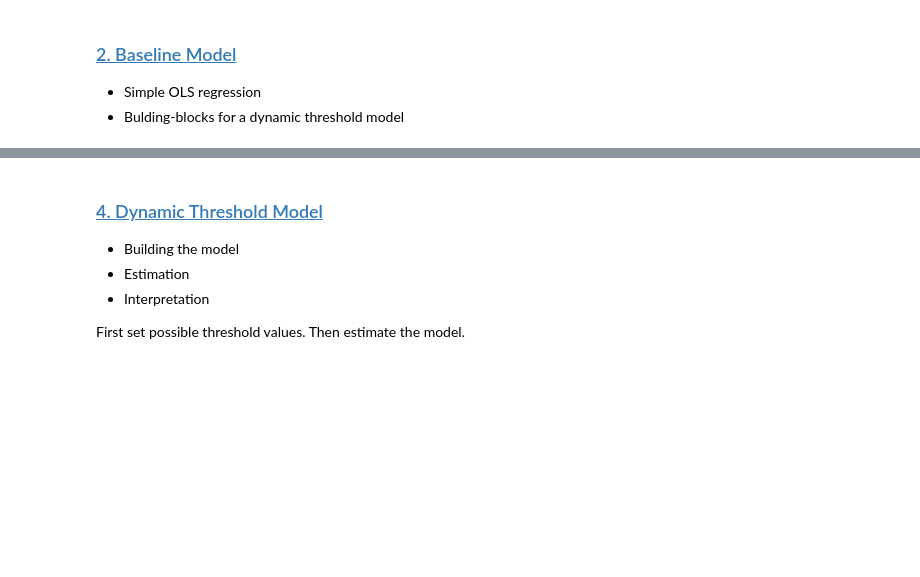
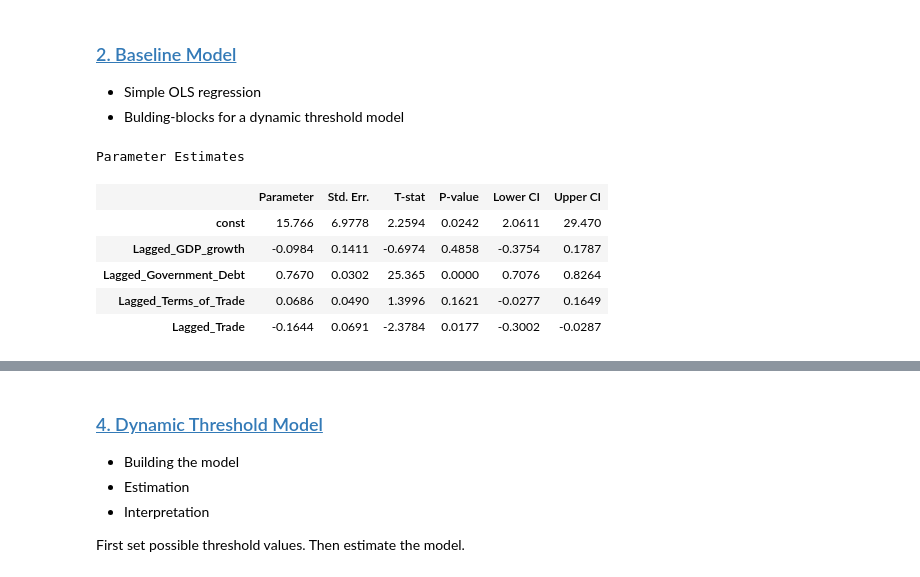
Before and after one commit to NumEconCopenhagen/Debt-and-Growth-New-Evidence-for-Low--and-Middle-Income-African-Countries, a Jupyter notebook: Valdemar.ipynb, the cells around one changed output, grey strips where cells are left out. Saved outputs shown, nothing was run; the diff lists cells and outputs as text; code cells hidden in the pictures; blank space fills up the shorter version.

```diff
--- a/Valdemar.ipynb
+++ b/Valdemar.ipynb
@@ -192,2 +174,45 @@ else:
+# %%
+from linearmodels.panel import PanelOLS
+import numpy as np
+import statsmodels.api as sm
+
+# Since we are going to use lagged values, we need to set the dataframe to have a multi-index of Country and Year
+data = data.set_index(['Country Name', 'Year'])
+
+# Convert all data columns to numeric, errors='coerce' will set non-convertible values to NaN
+data = data.apply(pd.to_numeric, errors='coerce')
+
+# Sort the index to ensure that lagged values are computed correctly
+data = data.sort_index()
+
+# Lagged variables as potential instruments
+data['Lagged_GDP_growth'] = data.groupby(level=0)['GDP per capita growth (annual %)'].shift(1)
+data['Lagged_Government_Debt'] = data.groupby(level=0)['Government Debt (% of GDP) (Percent of GDP)'].shift(1)
+data['Lagged_Terms_of_Trade'] = data.groupby(level=0)['Net barter terms of trade index (2015 = 100)'].shift(1)
+data['Lagged_Trade'] = data.groupby(level=0)['Trade (% of GDP)'].shift(1)
+
+# Drop rows with NaN values that were a result of lagging
+data = data.dropna()
+
+# Define the endogenous variable and instruments
+endog = data['Government Debt (% of GDP) (Percent of GDP)']
+exog = sm.add_constant(data[['Lagged_GDP_growth', 'Lagged_Government_Debt', 'Lagged_Terms_of_Trade', 'Lagged_Trade']])
+instr = data[['Lagged_GDP_growth', 'Lagged_Government_Debt', 'Lagged_Terms_of_Trade', 'Lagged_Trade']]
+
+# First-stage regression using PanelOLS (this is a simple OLS, as a placeholder for actual 2SLS that will be done next)
+# We are regressing the endogenous variable on the instruments
+mod = PanelOLS(endog, exog, entity_effects=True)
+res = mod.fit(cov_type='clustered', cluster_entity=True)
+
+# Let's display the results of the first-stage regression
+res.summary.tables[1]
+# %% [output]
+Parameter Estimates
+|  | Parameter | Std. Err. | T-stat | P-value | Lower CI | Upper CI |
+| const | 15.766 | 6.9778 | 2.2594 | 0.0242 | 2.0611 | 29.470 |
+| Lagged_GDP_growth | -0.0984 | 0.1411 | -0.6974 | 0.4858 | -0.3754 | 0.1787 |
+| Lagged_Government_Debt | 0.7670 | 0.0302 | 25.365 | 0.0000 | 0.7076 | 0.8264 |
+| Lagged_Terms_of_Trade | 0.0686 | 0.0490 | 1.3996 | 0.1621 | -0.0277 | 0.1649 |
+| Lagged_Trade | -0.1644 | 0.0691 | -2.3784 | 0.0177 | -0.3002 | -0.0287 |
 # %% [markdown]
 ### <a id='toc1_1_3_'></a>[3. Nonlinearity Check](#toc0_)
```
Also changed, not shown: parts of 3 cells of this notebook.
